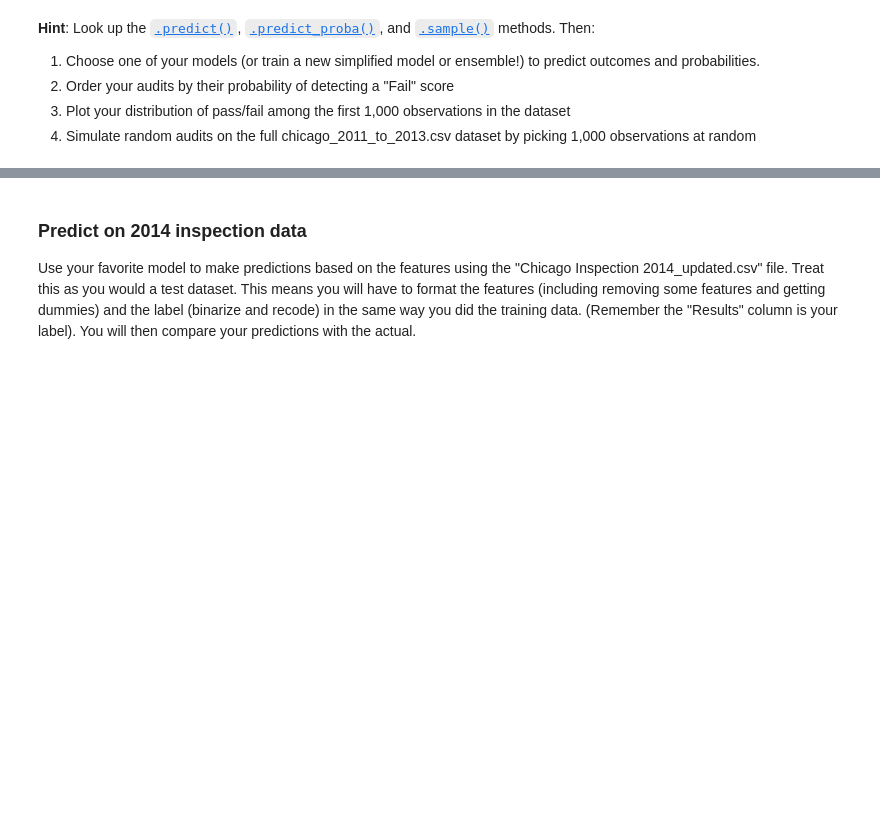
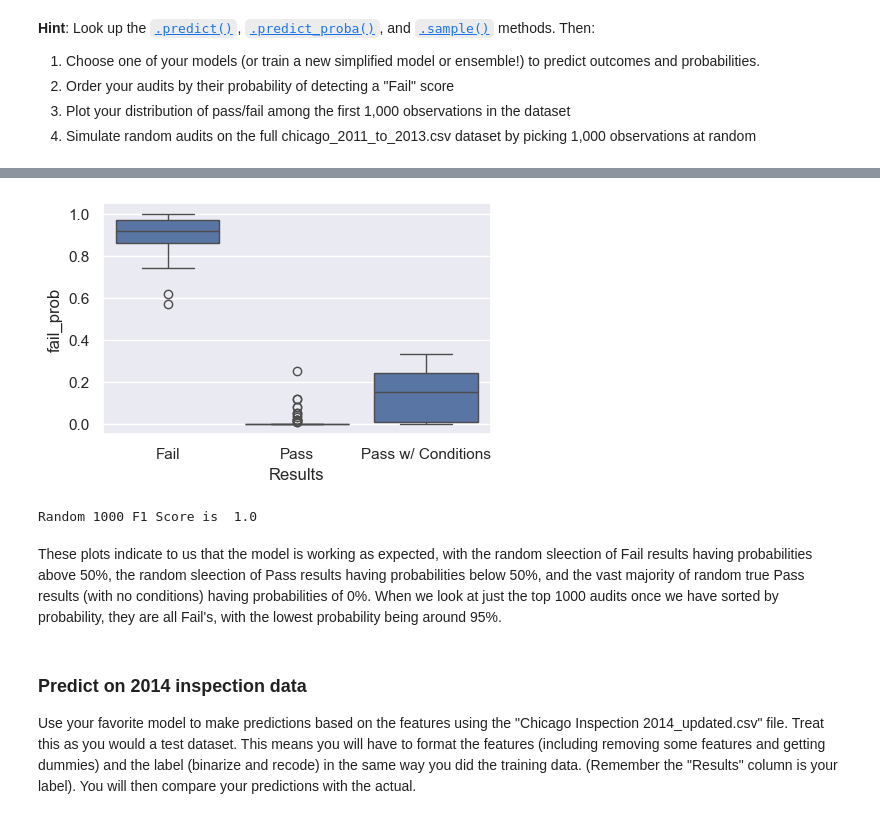
Before and after one commit to larapesce/Computational-Social-Science-Projects, a Jupyter notebook: Project_3/Project 3 Students.ipynb, the cells around one changed output, grey strips where cells are left out. Cells and saved outputs as stored; diff of their text form; code cells hidden in the pictures; blank space fills up the shorter version.

```diff
--- a/Project_3/Project 3 Students.ipynb
+++ b/Project_3/Project 3 Students.ipynb
@@ -566,31 +609,69 @@ plt.show()
 # %%
 #
-# 1. Choose one of your models (or train a new simplified model or ensemble!) to predict outcomes and probabilities.
+# 4. Simulate random audits on the full chicago_2011_to_2013.csv dataset by picking 1,000 observations at random
 # -----------
 
-rf_classifier_md20 = RandomForestClassifier(
-                       class_weight='balanced',
+random_1000 = chicago_inspections_2011_to_2013.sample(1000, random_state=13)
+
+# Add failure probabilities for the random sample
+random_1000["fail_prob"] = rf_classifier.predict_proba(
+    pd.get_dummies(random_1000.drop(columns=['Results', 'Facility_Type', 'LICENSE_DESCRIPTION','WARD_PRECINCT']))
+)[:, 1]
+
+
+# set figure parameters
+fig = plt.figure(figsize=(5, 3))
+sns.boxplot(random_1000, x="Results", y = "fail_prob")
+plt.show()
+
+
+# F1 Score for random 1000
+
+# process target
+# -----------
+y = random_1000['Results']
+
+#Binarize
+y = y.replace({'Pass w/ Conditions': 'Pass'})
+lb_style = LabelBinarizer()
+y = lb_style.fit_transform(y)
+
+# recode 0s and 1s so 1s are "Fail"
+y = np.where(y == 1, 0 ,1)
+
+
+# process features
+# -----------
+
+# create feature dataset
+X = random_1000.drop(columns = ['Results', 'Facility_Type', 'LICENSE_DESCRIPTION','WARD_PRECINCT'])
+
+# get dummies
+X = pd.get_dummies(X)
+
+rf_classifier = RandomForestClassifier(
                        # specify parameters
                        n_estimators=100,              # specify the number of trees (100 is default)
                        criterion='gini',              # or you can use 'entropy' for information gain
-                       max_depth=20,                  # how deep tree nodes can go
+                       max_depth=None,                # how deep tree nodes can go
                        min_samples_split=2,           # samples needed to split node
                        min_samples_leaf=1,            # samples needed for a leaf
                        min_weight_fraction_leaf=0.0,  # weight of samples needed for a node
                        max_features=None,             # number of features to look for when splitting
                        max_leaf_nodes=None,           # max nodes
                        min_impurity_decrease=1e-07,   # early stopping
                        random_state = 10)             # random seed
 
-rf_classifier_md20.fit(X, y.ravel())
-
-cv_results_rf_md20 = cross_validate(rf_classifier_md20,        # specify estimator
+cv_results_rf_rand1000 = cross_validate(rf_classifier,        # specify estimator
                             X,                     # specify features
                             y.ravel(),             # specify outcome, and use ravel
                             cv=10,                  # specify 10-fold cross validation
                             return_estimator=True, # return the estimators fitted at each split
-                            scoring=scoring)       # which scoring metrics to return (the whole list in this case)
+                            scoring=scoring)
 
-for metric in ['test_accuracy', 'test_recall', 'test_precision', 'test_f1']:
-        scores = cv_results_rf_md20[metric]
-        print(f"{metric[5:]}: {scores.mean():.3f}")
+print("Random 1000 F1 Score is ", cv_results_rf_rand1000['test_f1'].mean())
+
+#Error: ValueError: Could not interpret value `fail_prob` for `y`. An entry with this name does not appear in `data`.
+# %% [output]
+[figure, added]
+Random 1000 F1 Score is  1.0
@@ -609,3 +678,5 @@ for metric in ['test_accuracy', 'test_recall', 'test_precision', 'test_f1']:
+# %% [markdown]
+These plots indicate to us that the model is working as expected, with the random sleection of Fail results having probabilities above 50%, the random sleection of Pass results having probabilities below 50%, and the vast majority of random true Pass results (with no conditions) having probabilities of 0%. When we look at just the top 1000 audits once we have sorted by probability, they are all Fail's, with the lowest probability being around 95%.
 # %% [markdown]
 ### Predict on 2014 inspection data
 
```
Also changed, not shown: parts of 18 cells of this notebook.
